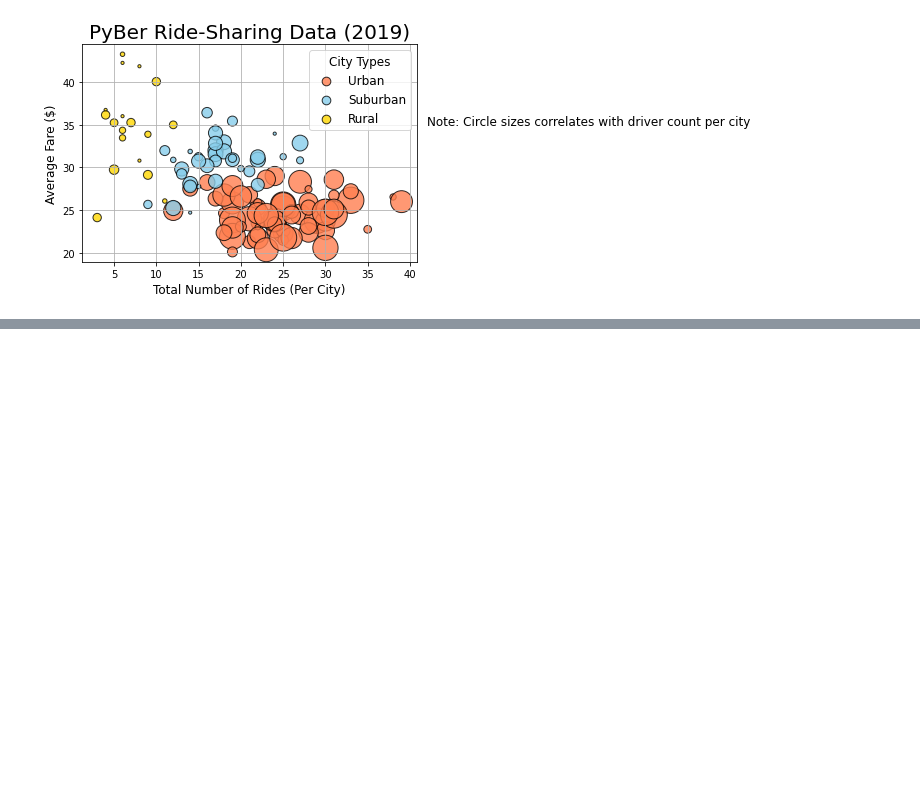
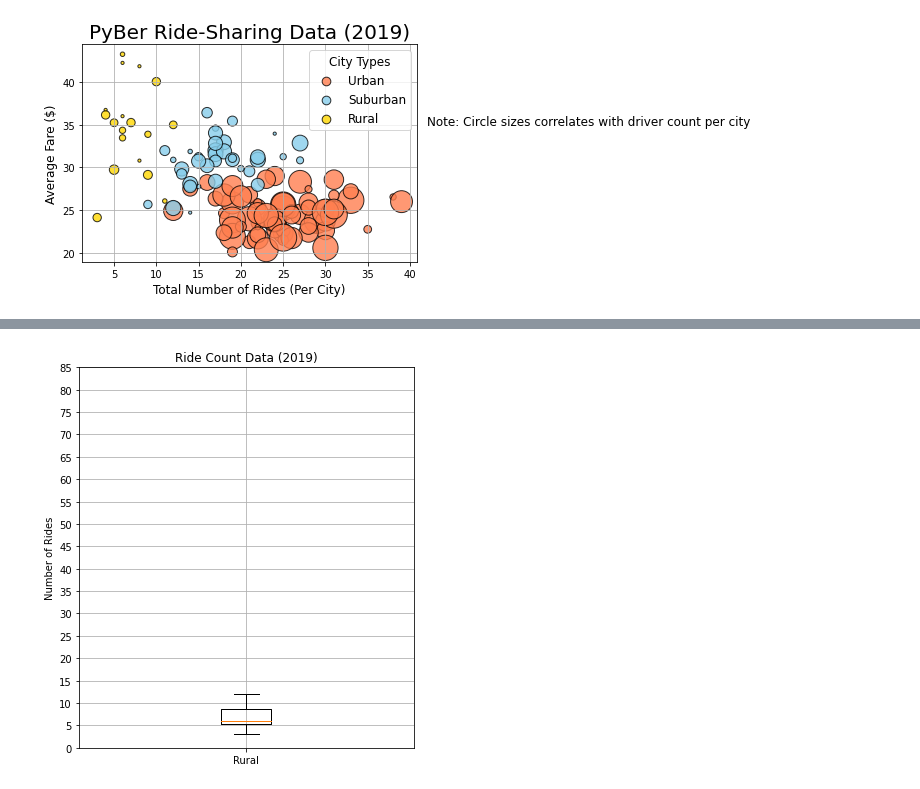
Before and after one commit to mwalbers1/Data-Analytics-Bootcamp, a Jupyter notebook: pyber-analysis/matplotlib_practice.ipynb, the cells around one changed output, grey strips where cells are left out. Saved outputs shown, nothing was run; the diff lists cells and outputs as text; code cells hidden in the pictures; blank space fills up the shorter version.

```diff
--- a/pyber-analysis/matplotlib_practice.ipynb
+++ b/pyber-analysis/matplotlib_practice.ipynb
@@ -746,0 +1021,4 @@ plt.show()
+# %%
+create_box_plot("Rural", "Ride Count Data (2019)", rural_ride_count)
+# %% [output]
+[figure, added]
```
Also changed, not shown: parts of 48 cells of this notebook, 3 other files.
